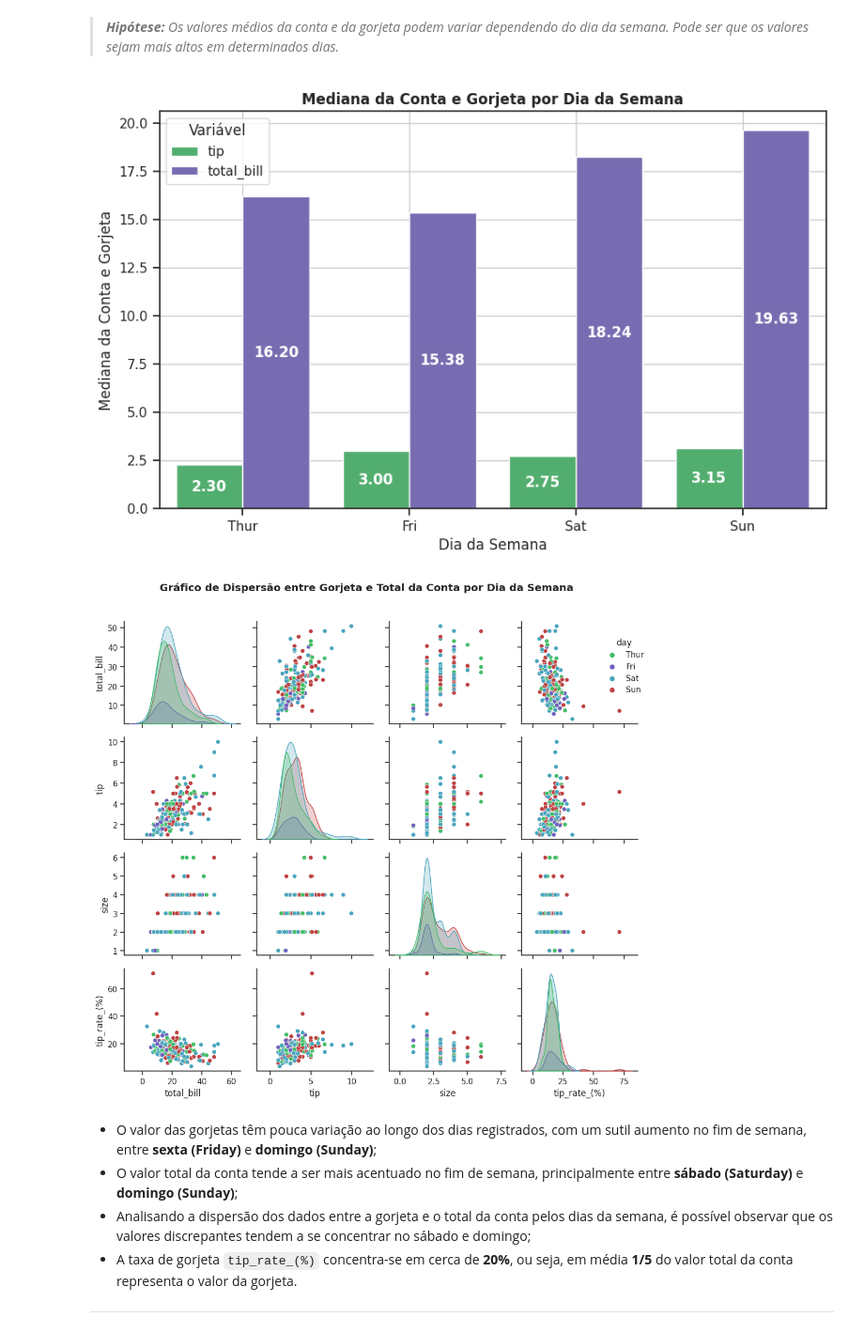
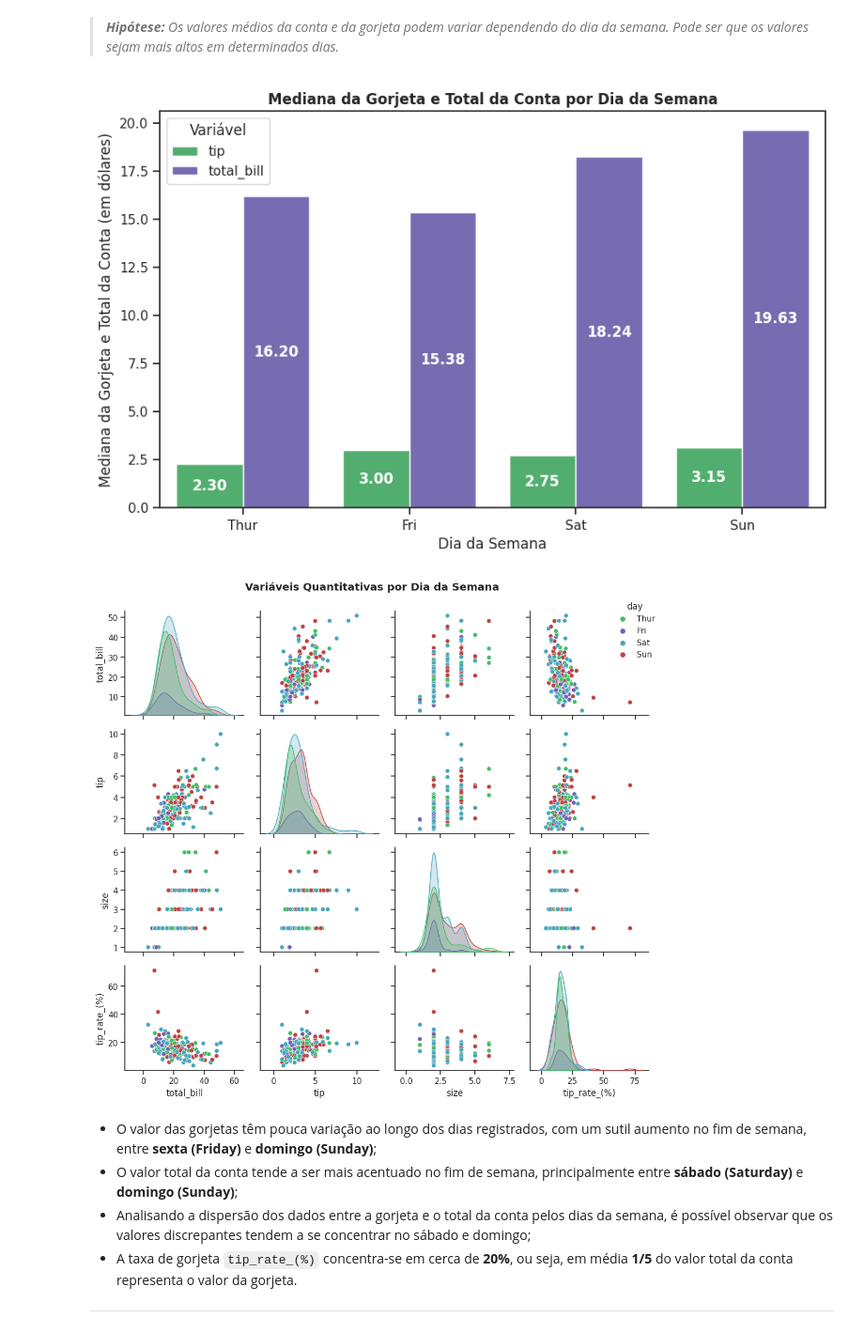
Before and after one commit to vikpires/DS_tips-dataset, a Jupyter notebook: notebooks/01-exploratory_data_analysis.ipynb, the cells around one changed output. Shown at 94% size. Cells and saved outputs as stored; diff of their text form; code cells hidden in the pictures.

Commit message:
refactor: adjust style theme and revise text and code (#2)

```diff
--- a/notebooks/01-exploratory_data_analysis.ipynb
+++ b/notebooks/01-exploratory_data_analysis.ipynb
@@ -105,17 +105,14 @@ O dataframe possui 7 variáveis, sendo elas classificadas como:
 # %% [markdown]
 Existem valores faltantes ou nulos `(NaN)` no conjunto de dados?
 # %%
-# Análise de valores faltantes ou nulos nas variáveis
+# Analisando os valores faltantes ou nulos nas variáveis
 number_of_nan_by_column = df.isnull().sum().loc[lambda x: x > 0]
 number_of_nan_rows = df.isnull().any(axis=1).sum()
 
+if number_of_nan_rows == 0:
+    print("O conjunto não possui dados faltantes.")
+else:
+    print(f"O conjunto possui {number_of_nan_rows} linhas com dados faltantes.")
+
 display(number_of_nan_by_column)
-display(Markdown(
-    "<br>"
-    f"O conjunto de dados possui `{number_of_nan_rows}` linhas com valores faltantes.\n"
-    "Logo, constatou-se que não há valores faltantes no conjunto de dados."
-    "\n---"
-))
-
-df.dropna(inplace=True)
 # %% [output]
@@ -404,21 +379,13 @@ print(df.round(2))
 
 [244 rows x 8 columns]
 # %%
-# Histograma da variável tip_rate_(%)
-
-# Suprimindo potenciais avisos de erro
+# Criando o histograma da variável tip_rate_(%) com KDE
 with warnings.catch_warnings():
     warnings.simplefilter("ignore")
-
-    # Plotando o gráfico de distribuição com kde
     g = sns.displot(df['tip_rate_(%)'], kde=True, height=6, aspect=1.25, color=colors[0])
-
-    # Ajustando o layout da figura
     plt.tight_layout(pad=0.4, w_pad=0.5, h_pad=1.0)
-
-    # Adicionando o rótulo do eixo y
-    g.set_axis_labels("Tip Rate (%)", "Quantidade")
-
-# Exibindo o gráfico
+    plt.subplots_adjust(top=0.9)
+    g.set_axis_labels("Taxa de Gorjeta (%)", "Quantidade")
+    g.fig.suptitle('Distribuição da Taxa de Gorjeta', weight='bold')
 plt.show()
 # %% [output]
@@ -467,54 +434,38 @@ Outliers em 'tip_rate_(%)':
 # %% [markdown]
 >***Hipótese:*** *Os valores médios da conta e da gorjeta podem variar dependendo do dia da semana. Pode ser que os valores sejam mais altos em determinados dias.*
 # %%
-# Calculando a média de 'total_bill' e 'tip' por 'day'
+# Criando um gráfico de barras para comparar a mediana das variáveis 'total_bill' e 'tip' por 'day'
 median_values = df.groupby('day').agg({'tip': 'median', 'total_bill': 'median'}).reset_index()
-
-# Transformando o DataFrame para formato longo para uso no Seaborn
 median_values_long = pd.melt(median_values, id_vars='day', var_name='variable', value_name='median_value')
-
-# Ordem desejada dos dias da semana
 ordered_days = ['Thur', 'Fri', 'Sat', 'Sun']
 
-# Criando o gráfico de barras
 plt.figure(figsize=(10, 6))
 ax = sns.barplot(data=median_values_long, x='day', y='median_value', hue='variable', order=ordered_days)
 
-# Adicionando rótulos nas barras
 for container in ax.containers:
     ax.bar_label(container, fmt='%.2f', label_type='center', color='white', weight='bold')
 
-# Adicionando rótulos e título
-plt.title('Mediana da Conta e Gorjeta por Dia da Semana', weight='bold')
+plt.title('Mediana da Gorjeta e Total da Conta por Dia da Semana', weight='bold')
 plt.xlabel('Dia da Semana')
-plt.ylabel('Mediana da Conta e Gorjeta')
+plt.ylabel('Mediana da Gorjeta e Total da Conta (em dólares)')
 plt.legend(title='Variável')
-plt.grid(True)
-
-# Exibindo o gráfico
 plt.show()
 # %% [output]
-[figure, old version]
+[figure, new version]
 # %%
-# Convertendo 'day' e 'size' para categórico
+# Criando histograma e gráficos de dispersão das variáveis quantitativas por 'day'
 df['day'] = pd.Categorical(df['day'], categories=['Thur', 'Fri', 'Sat', 'Sun'], ordered=True)
 
-# Suprimindo potenciais avisos de erro
 with warnings.catch_warnings():
     warnings.simplefilter("ignore")
-
-    # Pairplot colorido por dia da semana
     g = sns.pairplot(df, hue='day', height=2.5, palette=colors)
-
-    # Ajustando a posição da legenda
-    g._legend.set_bbox_to_anchor((1, 0.85))
-
-    plt.suptitle('Gráfico de Dispersão entre Gorjeta e Total da Conta por Dia da Semana', y=1.02, weight='bold')
+    g._legend.set_bbox_to_anchor((1, 0.9))
+    plt.suptitle('Variáveis Quantitativas por Dia da Semana', y=1, weight='bold')
     plt.tight_layout()
 
 plt.show()
 # %% [output]
-[figure, old version]
+[figure, new version]
 # %% [markdown]
 * O valor das gorjetas têm pouca variação ao longo dos dias registrados, com um sutil aumento no fim de semana, entre **sexta (Friday)** e **domingo (Sunday)**;
 * O valor total da conta tende a ser mais acentuado no fim de semana, principalmente entre **sábado (Saturday)** e **domingo (Sunday)**;
```
Also changed, not shown: parts of 25 cells of this notebook.
